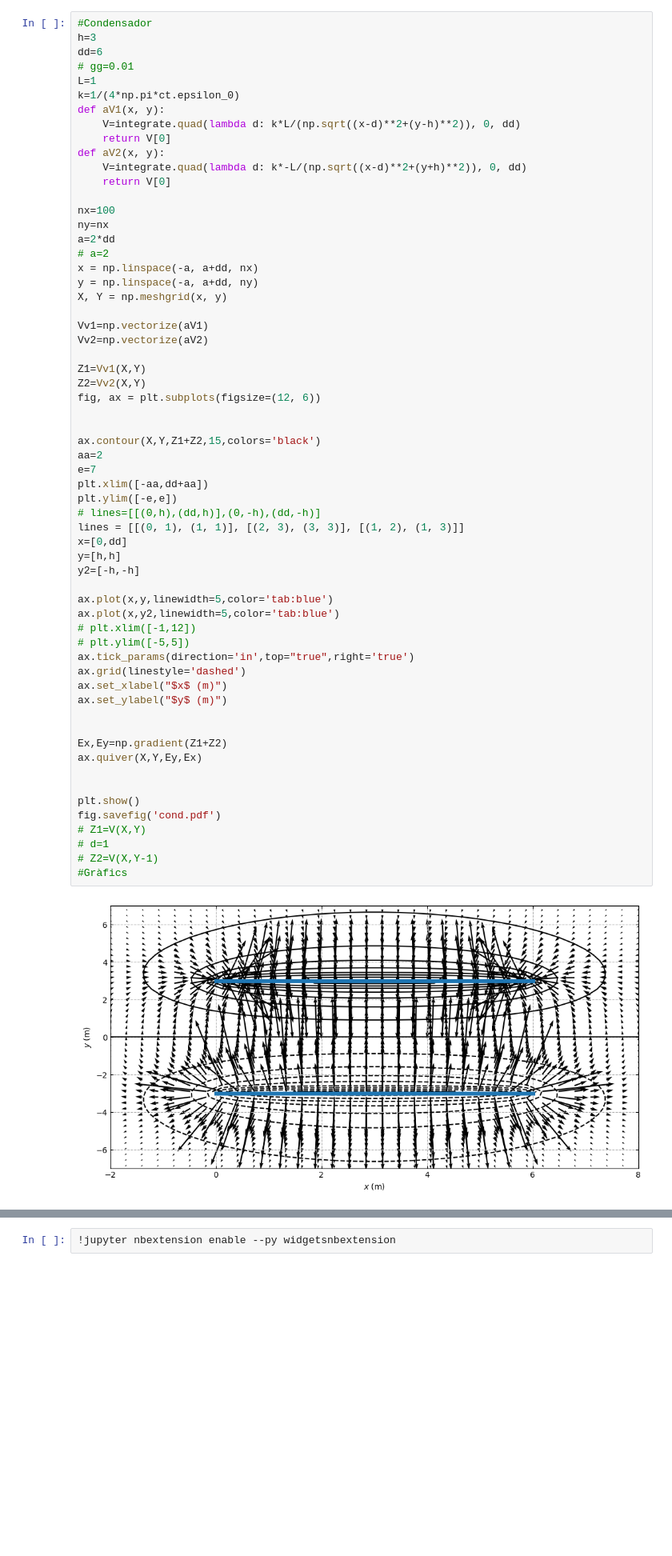
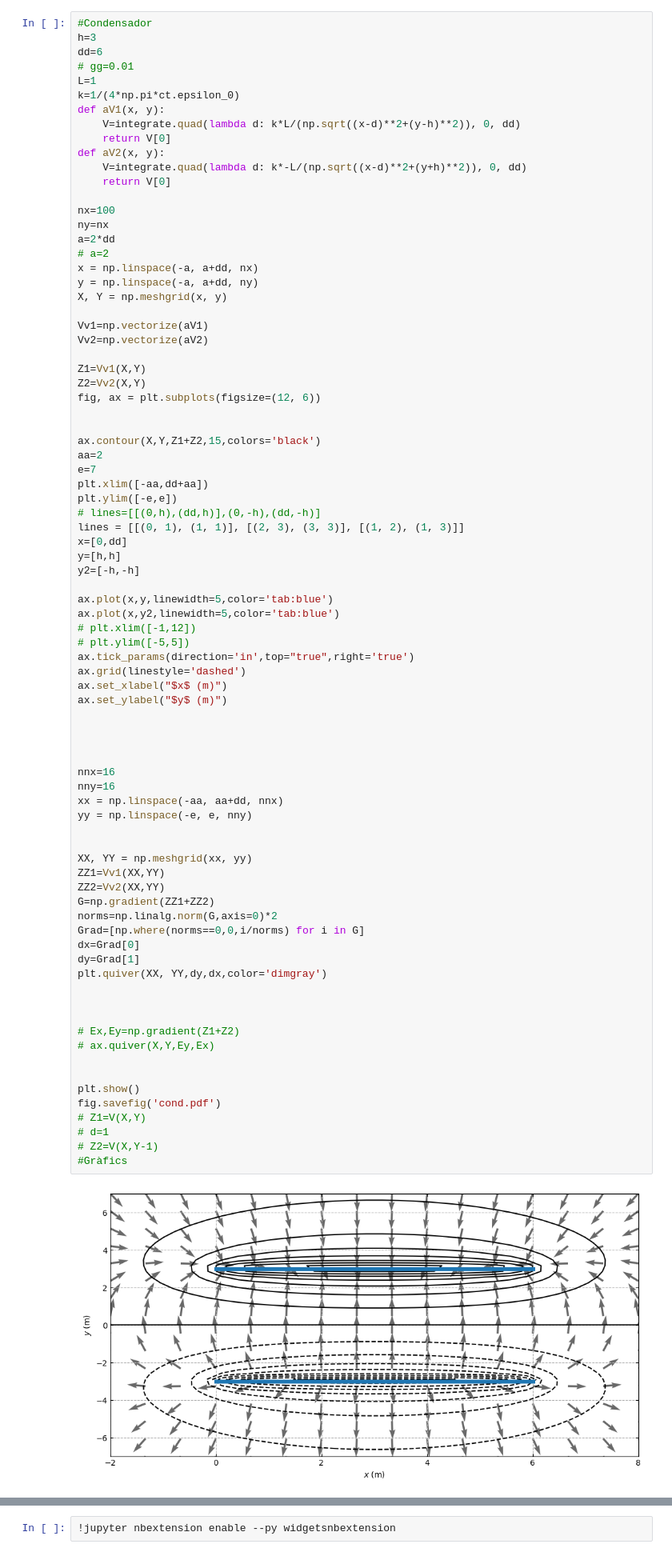
Before and after one commit to pmarg4/LabElectro, a Jupyter notebook: Pràctica 01/Equipotencials-Copy1.ipynb, the cells around one changed output, grey strips where cells are left out. Shown at 80% size. Saved outputs shown, nothing was run; the diff lists cells and outputs as text; blank space fills up the shorter version.

```diff
--- a/Pràctica 01/Equipotencials-Copy1.ipynb
+++ b/Pràctica 01/Equipotencials-Copy1.ipynb
@@ -106,36 +121,56 @@ fig, ax = plt.subplots(figsize=(12, 6))
 ax.contour(X,Y,Z1+Z2,15,colors='black')
 aa=2
 e=7
 plt.xlim([-aa,dd+aa])
 plt.ylim([-e,e])
 # lines=[[(0,h),(dd,h)],(0,-h),(dd,-h)]
 lines = [[(0, 1), (1, 1)], [(2, 3), (3, 3)], [(1, 2), (1, 3)]]
 x=[0,dd]
 y=[h,h]
 y2=[-h,-h]
 
 ax.plot(x,y,linewidth=5,color='tab:blue')
 ax.plot(x,y2,linewidth=5,color='tab:blue')
 # plt.xlim([-1,12])
 # plt.ylim([-5,5])
 ax.tick_params(direction='in',top="true",right='true')
 ax.grid(linestyle='dashed')
 ax.set_xlabel("$x$ (m)")
 ax.set_ylabel("$y$ (m)")
 
 
-Ex,Ey=np.gradient(Z1+Z2)
-ax.quiver(X,Y,Ey,Ex)
+
+
+nnx=16
+nny=16
+xx = np.linspace(-aa, aa+dd, nnx)
+yy = np.linspace(-e, e, nny)
+
+
+XX, YY = np.meshgrid(xx, yy)
+ZZ1=Vv1(XX,YY)
+ZZ2=Vv2(XX,YY)
+G=np.gradient(ZZ1+ZZ2)
+norms=np.linalg.norm(G,axis=0)*2
+Grad=[np.where(norms==0,0,i/norms) for i in G]
+dx=Grad[0]
+dy=Grad[1]
+plt.quiver(XX, YY,dy,dx,color='dimgray')
+
+
+
+# Ex,Ey=np.gradient(Z1+Z2)
+# ax.quiver(X,Y,Ey,Ex)
 
 
 plt.show()
 fig.savefig('cond.pdf')
 # Z1=V(X,Y)
 # d=1
 # Z2=V(X,Y-1)
 #Gràfics
 # %% [output]
-[figure, old version]
+[figure, new version]
 # %%
 #Condensador
 h=0
```
Also changed, not shown: parts of 3 cells of this notebook, 35 other files.
